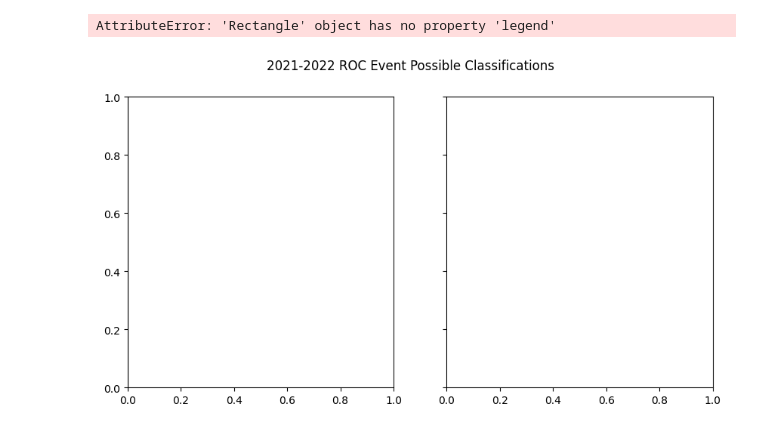
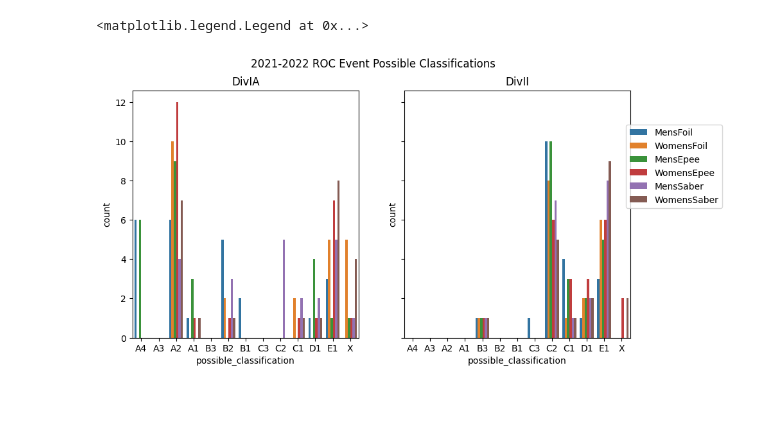
Before and after one commit to emace593/usafencing, a Jupyter notebook: testbed.ipynb, the cells around one changed output. Drawn from its saved outputs; the diff is of its cells as text; code cells hidden in the pictures; blank space fills up the shorter version.

Commit message:
fixed plot

```diff
--- a/testbed.ipynb
+++ b/testbed.ipynb
@@ -30,13 +30,18 @@ for tournament in tournament_names:
             possible_classifications.append(possible_classification)
 classification_df = pd.DataFrame.from_dict({'tournament':tournaments,'level':levels,'event':events,'possible_classification':possible_classifications})
 # %%
-ORDER = natsorted(classification_df.possible_classification.unique())
+#ORDER = natsorted(classification_df.possible_classification.unique())
+ORDER = ['A4','A3','A2','A1','B3','B2','B1','C3','C2','C1','D1','E1','X']
 fig, axes = plt.subplots(1,2,figsize=(10,5),sharey=True)
 fig.suptitle('2021-2022 ROC Event Possible Classifications')
-div_ii = classification_df[classification_df.level=='DivII']
-sns.countplot(ax=axes[0],data=div_ii,x='possible_classification',hue='event',order=ORDER,legend=False)
-div_ia = classification_df[classification_df.level=='DivIA']
-sns.countplot(ax=axes[1],data=div_ia,x='possible_classification',hue='event',order=ORDER,legend=False)
+for i,l in enumerate(['DivIA','DivII']):
+    df_l = classification_df[classification_df.level==l]
+    a = sns.countplot(ax=axes[i],data=df_l,x='possible_classification',hue='event',order=ORDER)
+    a.get_legend().remove()
+    a.set_title(l)
+
+handles,labels = a.get_legend_handles_labels()
+fig.legend(handles,labels,loc='lower right',bbox_to_anchor=(1.05,0.5))
 # %% [output]
-AttributeError: 'Rectangle' object has no property 'legend'
+<matplotlib.legend.Legend at 0x...>
-[figure, old version]
+[figure, new version]
```
